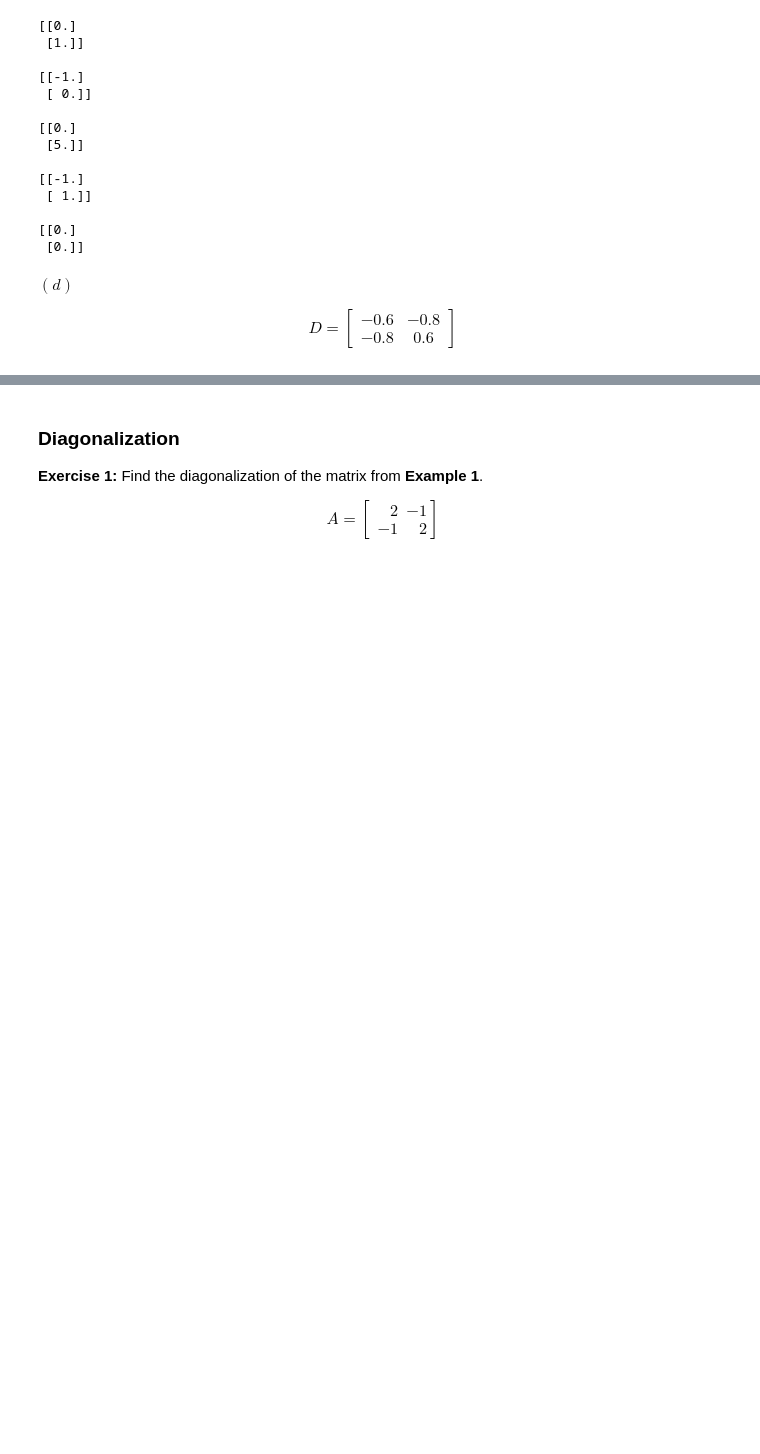
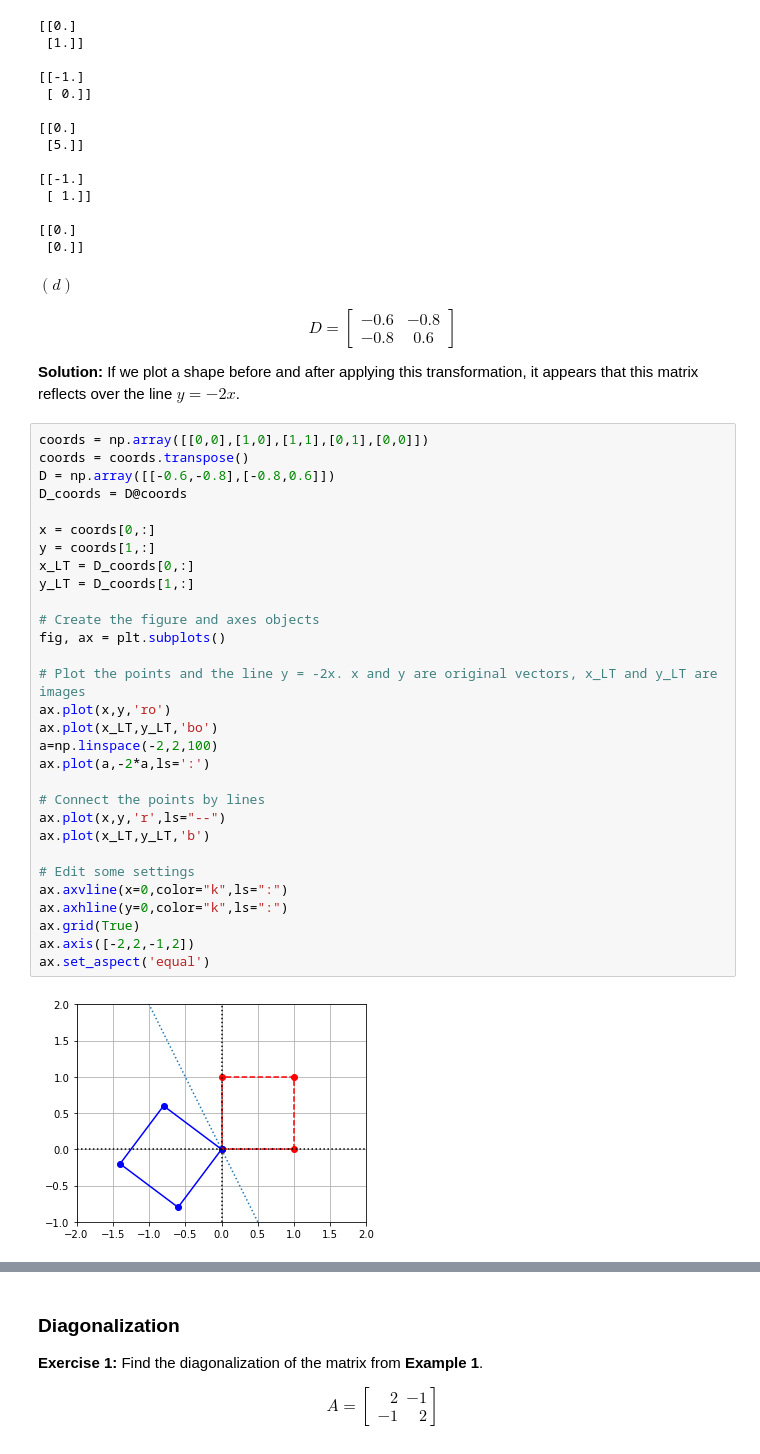
Before and after one commit to bvanderlei/jupyter-guide-to-linear-algebra, a Jupyter notebook: Eigenvalues_Solutions.ipynb, the cells around one changed output, grey strips where cells are left out. Drawn from its saved outputs; the diff is of its cells as text; blank space fills up the shorter version.

Commit message:
Exercises and solutions

```diff
--- a/Eigenvalues_Solutions.ipynb
+++ b/Eigenvalues_Solutions.ipynb
@@ -137,3 +137,37 @@ $$
 D = \left[ \begin{array}{cc} -0.6 & -0.8 \\ -0.8 & 0.6 \end{array}\right]
 \end{equation}
 $$
+
+**Solution:** If we plot a shape before and after applying this transformation, it appears that this matrix reflects over the line $y=-2x$.
+# %%
+coords = np.array([[0,0],[1,0],[1,1],[0,1],[0,0]])
+coords = coords.transpose()
+D = np.array([[-0.6,-0.8],[-0.8,0.6]])
+D_coords = D@coords
+
+x = coords[0,:]
+y = coords[1,:]
+x_LT = D_coords[0,:]
+y_LT = D_coords[1,:]
+
+# Create the figure and axes objects
+fig, ax = plt.subplots()
+
+# Plot the points and the line y = -2x. x and y are original vectors, x_LT and y_LT are images
+ax.plot(x,y,'ro')
+ax.plot(x_LT,y_LT,'bo')
+a=np.linspace(-2,2,100)
+ax.plot(a,-2*a,ls=':')
+
+# Connect the points by lines
+ax.plot(x,y,'r',ls="--")
+ax.plot(x_LT,y_LT,'b')
+
+# Edit some settings
+ax.axvline(x=0,color="k",ls=":")
+ax.axhline(y=0,color="k",ls=":")
+ax.grid(True)
+ax.axis([-2,2,-1,2])
+ax.set_aspect('equal')
+# %% [output]
+[figure, added]
```
Also changed, not shown: parts of 32 cells of this notebook, 4 other files.
